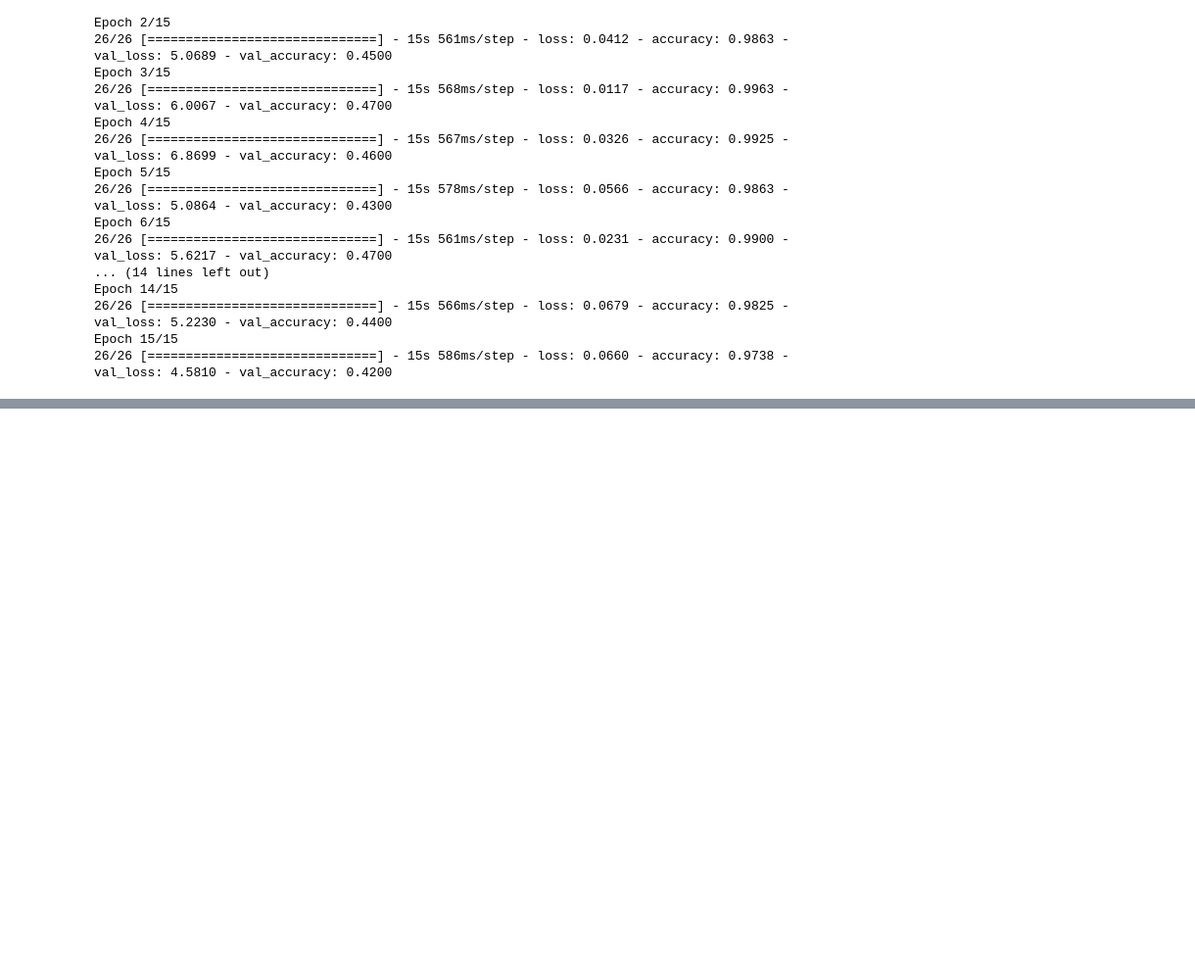
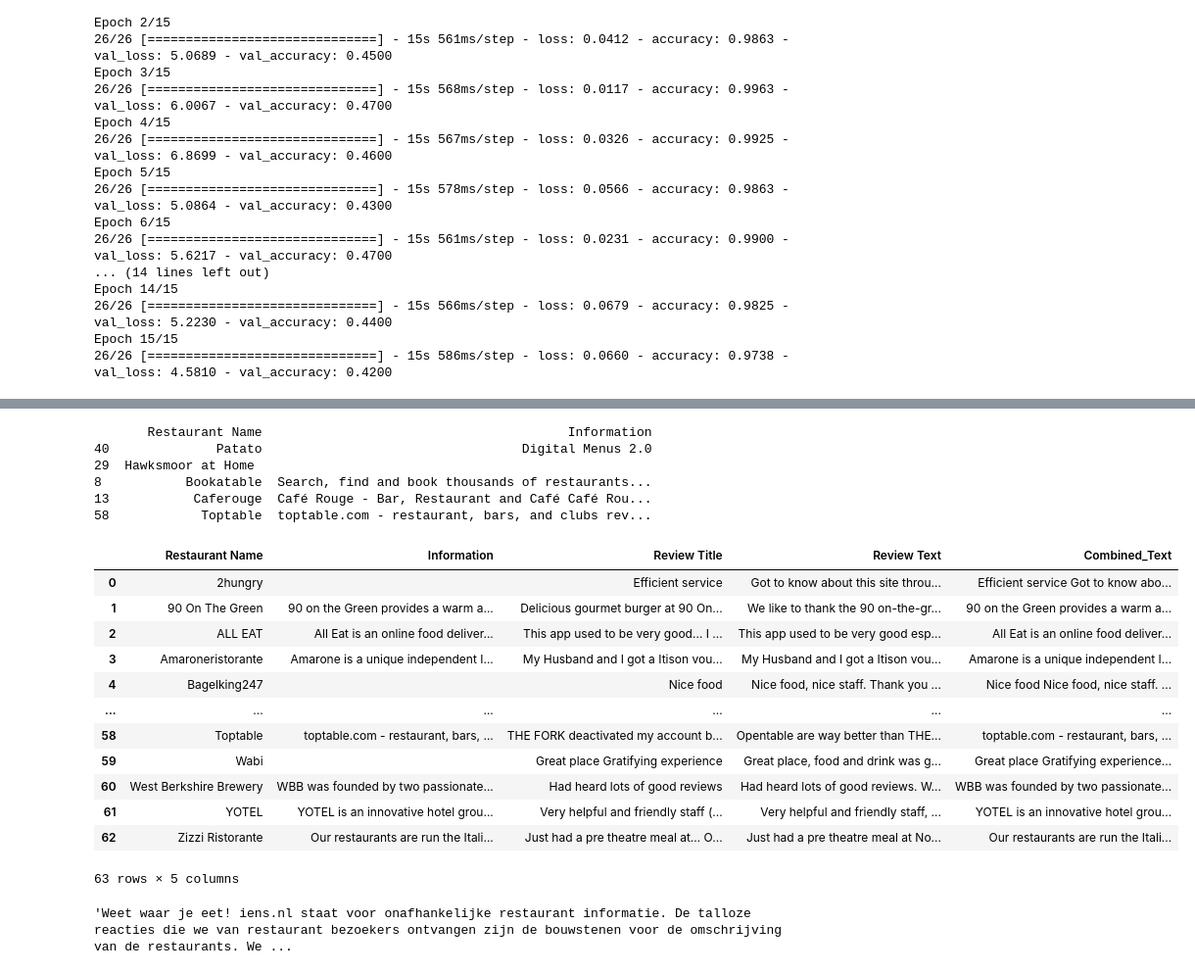
Before and after one commit to Shins0o/nlp-project, a Jupyter notebook: main_eddine.ipynb, the cells around one changed output, grey strips where cells are left out. Shown: that part at 98% size. Drawn from its saved outputs; the diff is of its cells as text; code cells hidden in the pictures; blank space fills up the shorter version.

```diff
--- a/main_eddine.ipynb
+++ b/main_eddine.ipynb
@@ -1257,0 +1300,63 @@ nltk.download('vader_lexicon')
+# %%
+import pandas as pd
+from sklearn.feature_extraction.text import TfidfVectorizer
+from sklearn.metrics.pairwise import linear_kernel
+
+# Exemple de requête de l'utilisateur
+user_query = "I am looking for a good mexican restaurant"
+
+# Colonnes à utiliser pour la recherche de texte
+text_columns = ['Information', 'Review Title', 'Review Text']
+
+# Agréger les avis pour chaque restaurant
+aggregated_reviews = df_processed.groupby('Restaurant Name')[text_columns].agg(lambda x: ' '.join(x.dropna())).reset_index()
+
+# Remplacer les valeurs manquantes par une chaîne vide
+aggregated_reviews.fillna('', inplace=True)
+
+# Concaténer les colonnes de texte pour construire les documents
+aggregated_reviews['Combined_Text'] = aggregated_reviews[text_columns].apply(lambda x: ' '.join(x), axis=1)
+
+# Utiliser TF-IDF pour vectoriser les documents
+tfidf_vectorizer = TfidfVectorizer(stop_words='english')
+tfidf_matrix = tfidf_vectorizer.fit_transform(aggregated_reviews['Combined_Text'])
+
+# Vectoriser la requête de l'utilisateur
+user_query_vector = tfidf_vectorizer.transform([user_query])
+
+# Calculer la similarité cosine entre la requête de l'utilisateur et tous les documents
+cosine_similarities = linear_kernel(user_query_vector, tfidf_matrix).flatten()
+
+# Obtenir les indices des restaurants les plus similaires (top 5)
+top_indices = cosine_similarities.argsort()[:-6:-1]
+
+# Afficher les informations des restaurants les plus similaires
+top_restaurants = aggregated_reviews.loc[top_indices, ['Restaurant Name', 'Information']]
+print(top_restaurants)
+# %% [output]
+       Restaurant Name                                        Information
+40              Patato                                  Digital Menus 2.0
+29  Hawksmoor at Home
+8           Bookatable  Search, find and book thousands of restaurants...
+13           Caferouge  Café Rouge - Bar, Restaurant and Café Café Rou...
+58            Toptable  toptable.com - restaurant, bars, and clubs rev...
+# %%
+aggregated_reviews
+# %% [output]
+|  | Restaurant Name | Information | Review Title | Review Text | Combined_Text |
+| 0 | 2hungry |  | Efficient service | Got to know about this site throu... | Efficient service Got to know abo... |
+| 1 | 90 On The Green | 90 on the Green provides a warm a... | Delicious gourmet burger at 90 On... | We like to thank the 90 on-the-gr... | 90 on the Green provides a warm a... |
+| 2 | ALL EAT | All Eat is an online food deliver... | This app used to be very good… I ... | This app used to be very good esp... | All Eat is an online food deliver... |
+| 3 | Amaroneristorante | Amarone is a unique independent I... | My Husband and I got a Itison vou... | My Husband and I got a Itison vou... | Amarone is a unique independent I... |
+| 4 | Bagelking247 |  | Nice food | Nice food, nice staff. Thank you ... | Nice food Nice food, nice staff. ... |
+| ... | ... | ... | ... | ... | ... |
+| 58 | Toptable | toptable.com - restaurant, bars, ... | THE FORK deactivated my account b... | Opentable are way better than THE... | toptable.com - restaurant, bars, ... |
+| 59 | Wabi |  | Great place Gratifying experience | Great place, food and drink was g... | Great place Gratifying experience... |
+| 60 | West Berkshire Brewery | WBB was founded by two passionate... | Had heard lots of good reviews | Had heard lots of good reviews. W... | WBB was founded by two passionate... |
+| 61 | YOTEL | YOTEL is an innovative hotel grou... | Very helpful and friendly staff (... | Very helpful and friendly staff, ... | YOTEL is an innovative hotel grou... |
+| 62 | Zizzi Ristorante | Our restaurants are run the Itali... | Just had a pre theatre meal at… O... | Just had a pre theatre meal at No... | Our restaurants are run the Itali... |
+63 rows × 5 columns
+# %%
+aggregated_reviews.loc[30][1]
+# %% [output]
+'Weet waar je eet! iens.nl staat voor onafhankelijke restaurant informatie. De talloze reacties die we van restaurant bezoekers ontvangen zijn de bouwstenen voor de omschrijving van de restaurants. We ...
```
Also changed, not shown: parts of 13 cells of this notebook.
